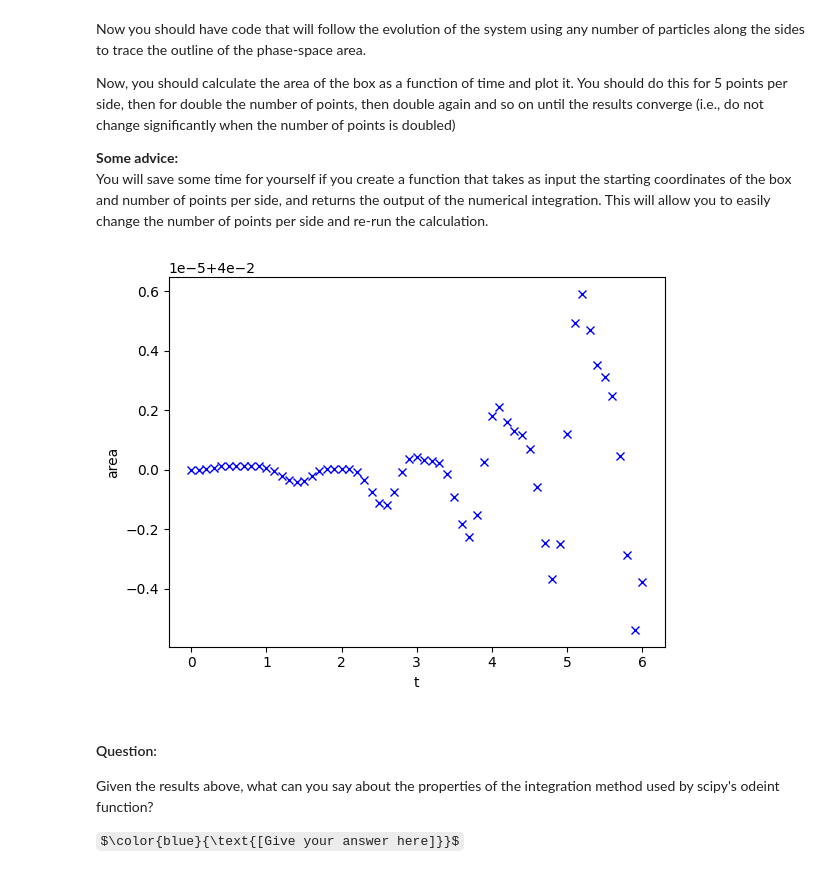
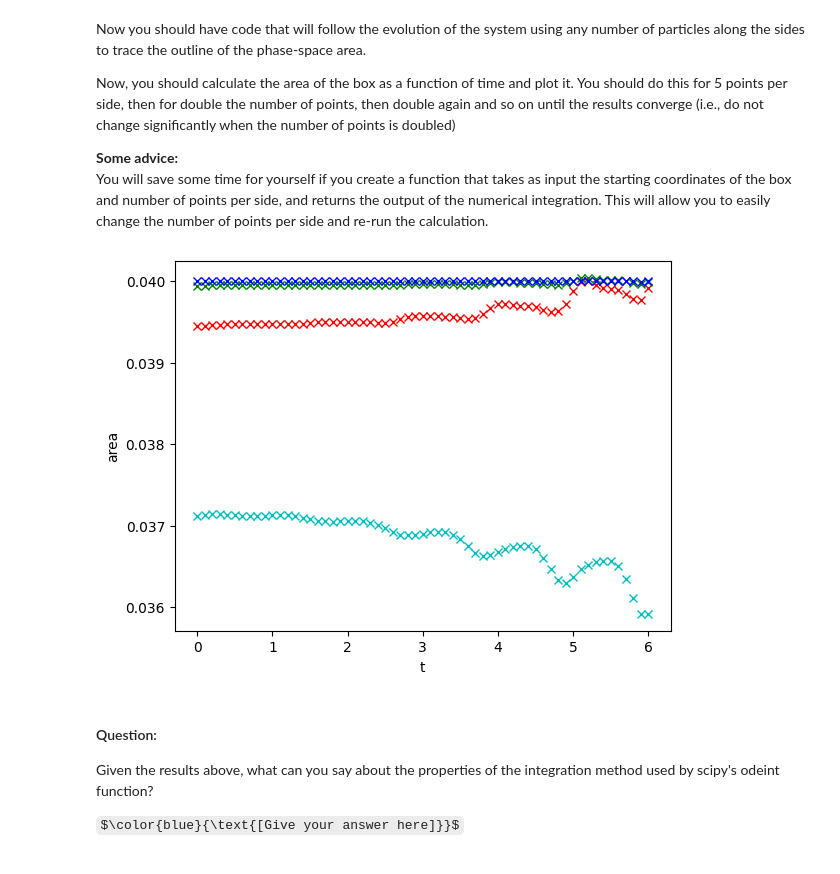
Before and after one commit to fotedarayush/Computational-Fluids-Files, a Jupyter notebook: PA4611 - Coursework2(1).ipynb, the cells around one changed output. Saved outputs shown, nothing was run; the diff lists cells and outputs as text; code cells hidden in the pictures; some formulas as TeX source.

```diff
--- a/PA4611 - Coursework2(1).ipynb
+++ b/PA4611 - Coursework2(1).ipynb
@@ -141,22 +140,34 @@ You will save some time for yourself if you create a function that takes as inpu
 # %%
 def PolyArea(x,y):
     '''A function that calculates the area of a polygon given the x and y coordinates of its vertices'''
     # Thanks to the writer of the top answer here:
     # https://stackoverflow.com/questions/24467972/calculate-area-of-polygon-given-x-y-coordinates
     return 0.5*np.abs(np.dot(x,np.roll(y,1))-np.dot(y,np.roll(x,1)))
 
 
 # In this cell you should create a figure showing area (y-axis) as a function of time (x-axis) for the
 # different values (separate lines, labelled) of the initial phase space points per side of the square.
 
 for i in range(len(t_numerical)):
-    area = PolyArea(all_output[:,i,0], all_output[:,i,1])
+    area = PolyArea(all_output[::12,i,0], all_output[::12,i,1])
+    plt.plot(t_numerical[i], area, 'cx')
+for i in range(len(t_numerical)):
+    area = PolyArea(all_output[::6,i,0], all_output[::6,i,1])
+    plt.plot(t_numerical[i], area, 'rx')
+
+for i in range(len(t_numerical)):
+    area = PolyArea(all_output[::3,i,0], all_output[::3,i,1])
+    plt.plot(t_numerical[i], area, 'gx')
+
+for i in range(len(t_numerical)):
+    area = PolyArea(all_output[::,i,0], all_output[::,i,1])
     plt.plot(t_numerical[i], area, 'bx')
+
 plt.xlabel('t')
 plt.ylabel('area')
 plt.show()
 # %% [output]
-[figure, old version]
+[figure, new version]
 # %% [markdown]
 #### Question:
 
```
Also changed, not shown: parts of 1 cell of this notebook.
